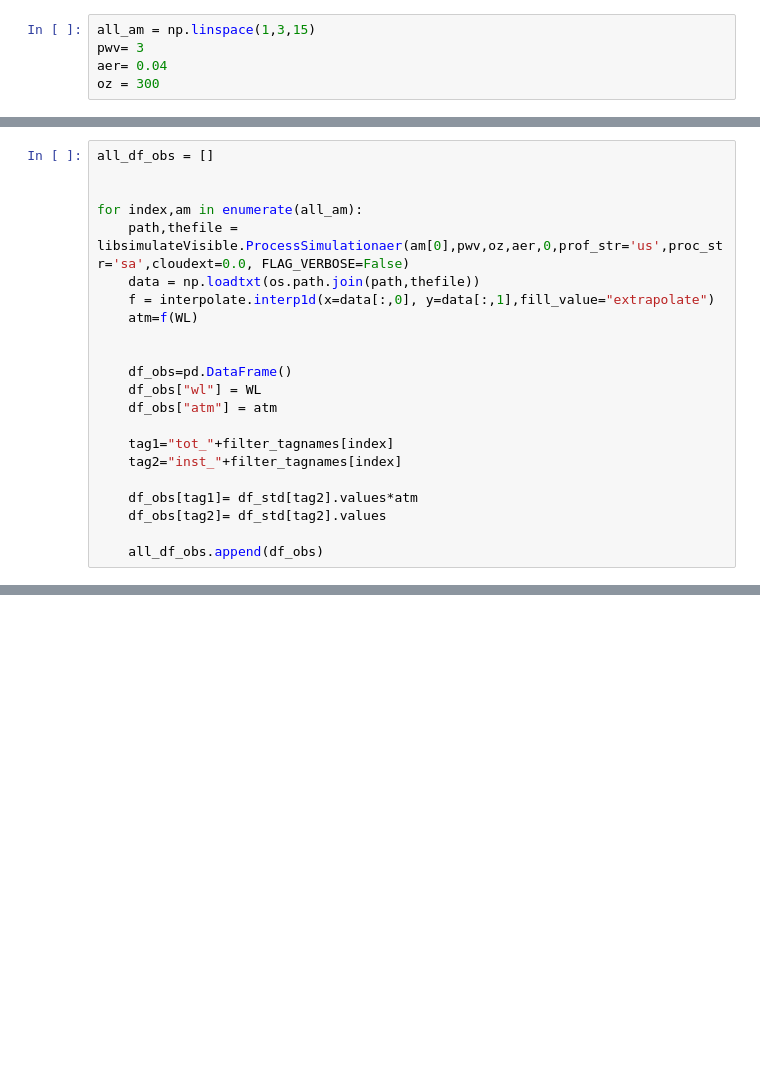
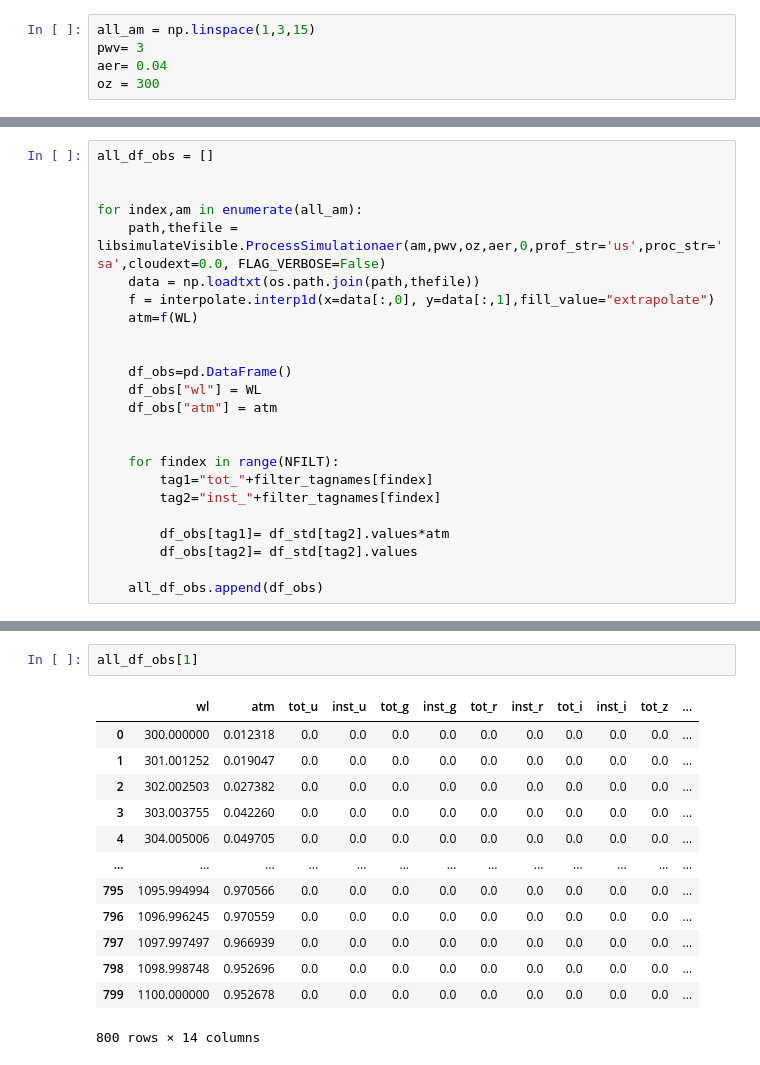
Before and after one commit to sylvielsstfr/PhotomCorrWithFGCM, a Jupyter notebook: notebooks/PCCorrectionFGCM/PCCorrColorFGCM.ipynb, the cells around one changed output, grey strips where cells are left out. Cells and saved outputs as stored; diff of their text form; blank space fills up the shorter version.

```diff
--- a/notebooks/PCCorrectionFGCM/PCCorrColorFGCM.ipynb
+++ b/notebooks/PCCorrectionFGCM/PCCorrColorFGCM.ipynb
@@ -150,7 +179,7 @@ all_df_obs = []
 
 
 for index,am in enumerate(all_am):
-    path,thefile = libsimulateVisible.ProcessSimulationaer(am[0],pwv,oz,aer,0,prof_str='us',proc_str='sa',cloudext=0.0, FLAG_VERBOSE=False)
+    path,thefile = libsimulateVisible.ProcessSimulationaer(am,pwv,oz,aer,0,prof_str='us',proc_str='sa',cloudext=0.0, FLAG_VERBOSE=False)
     data = np.loadtxt(os.path.join(path,thefile))
     f = interpolate.interp1d(x=data[:,0], y=data[:,1],fill_value="extrapolate")
     atm=f(WL)
@@ -160,10 +189,12 @@ for index,am in enumerate(all_am):
     df_obs["wl"] = WL
     df_obs["atm"] = atm
 
-    tag1="tot_"+filter_tagnames[index]
-    tag2="inst_"+filter_tagnames[index]
 
-    df_obs[tag1]= df_std[tag2].values*atm
-    df_obs[tag2]= df_std[tag2].values
+    for findex in range(NFILT):
+        tag1="tot_"+filter_tagnames[findex]
+        tag2="inst_"+filter_tagnames[findex]
+
+        df_obs[tag1]= df_std[tag2].values*atm
+        df_obs[tag2]= df_std[tag2].values
 
     all_df_obs.append(df_obs)
@@ -169,0 +219,16 @@ for index,am in enumerate(all_am):
+# %%
+all_df_obs[1]
+# %% [output]
+|  | wl | atm | tot_u | inst_u | tot_g | inst_g | tot_r | inst_r | tot_i | inst_i | tot_z | ... |
+| 0 | 300.000000 | 0.012318 | 0.0 | 0.0 | 0.0 | 0.0 | 0.0 | 0.0 | 0.0 | 0.0 | 0.0 | ... |
+| 1 | 301.001252 | 0.019047 | 0.0 | 0.0 | 0.0 | 0.0 | 0.0 | 0.0 | 0.0 | 0.0 | 0.0 | ... |
+| 2 | 302.002503 | 0.027382 | 0.0 | 0.0 | 0.0 | 0.0 | 0.0 | 0.0 | 0.0 | 0.0 | 0.0 | ... |
+| 3 | 303.003755 | 0.042260 | 0.0 | 0.0 | 0.0 | 0.0 | 0.0 | 0.0 | 0.0 | 0.0 | 0.0 | ... |
+| 4 | 304.005006 | 0.049705 | 0.0 | 0.0 | 0.0 | 0.0 | 0.0 | 0.0 | 0.0 | 0.0 | 0.0 | ... |
+| ... | ... | ... | ... | ... | ... | ... | ... | ... | ... | ... | ... | ... |
+| 795 | 1095.994994 | 0.970566 | 0.0 | 0.0 | 0.0 | 0.0 | 0.0 | 0.0 | 0.0 | 0.0 | 0.0 | ... |
+| 796 | 1096.996245 | 0.970559 | 0.0 | 0.0 | 0.0 | 0.0 | 0.0 | 0.0 | 0.0 | 0.0 | 0.0 | ... |
+| 797 | 1097.997497 | 0.966939 | 0.0 | 0.0 | 0.0 | 0.0 | 0.0 | 0.0 | 0.0 | 0.0 | 0.0 | ... |
+| 798 | 1098.998748 | 0.952696 | 0.0 | 0.0 | 0.0 | 0.0 | 0.0 | 0.0 | 0.0 | 0.0 | 0.0 | ... |
+| 799 | 1100.000000 | 0.952678 | 0.0 | 0.0 | 0.0 | 0.0 | 0.0 | 0.0 | 0.0 | 0.0 | 0.0 | ... |
+800 rows × 14 columns
```
Also changed, not shown: parts of 9 cells of this notebook.
